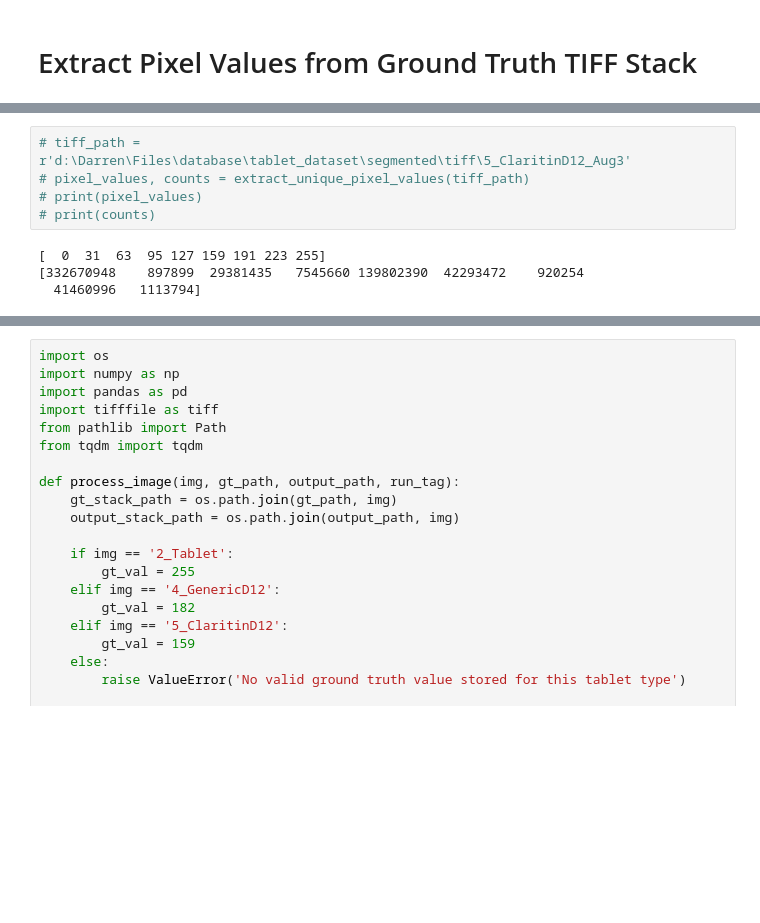
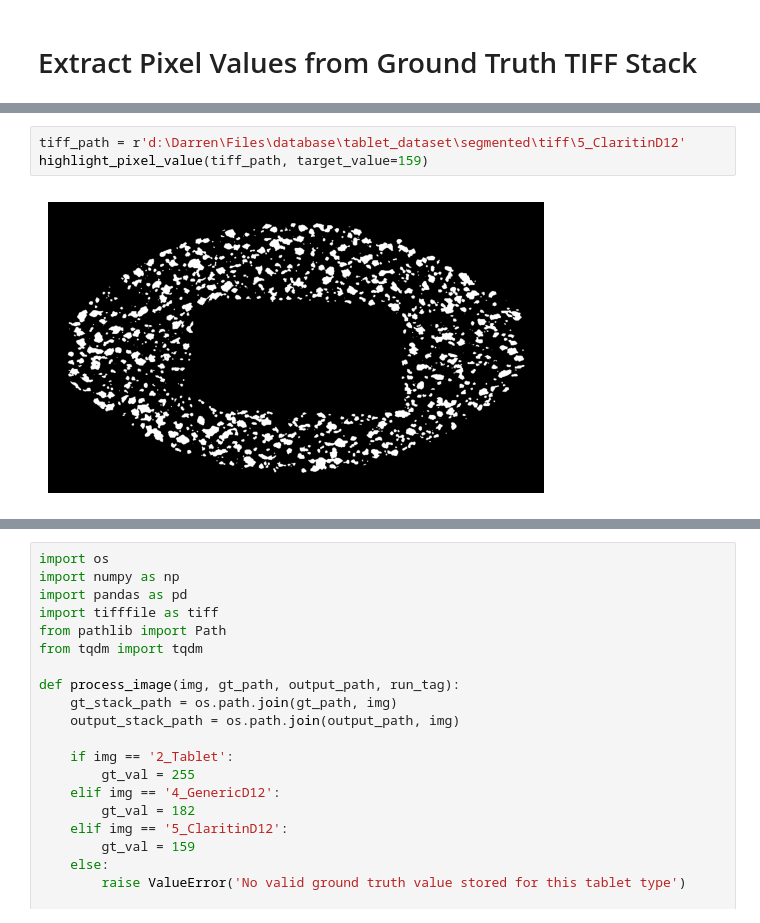
Before and after one commit to chen-darren/particleseg3d-for-tablets, a Jupyter notebook: misc/semantic_to_instance.ipynb, the cells around one changed output, grey strips where cells are left out. Cells and saved outputs as stored; diff of their text form; blank space fills up the shorter version.

```diff
--- a/misc/semantic_to_instance.ipynb
+++ b/misc/semantic_to_instance.ipynb
@@ -77,11 +114,7 @@ def highlight_pixel_value(folder_path, target_value):
 [332670948    897899  29381435   7545660 139802390  42293472    920254
   41460996   1113794]
 # %%
-# tiff_path = r'd:\Darren\Files\database\tablet_dataset\segmented\tiff\5_ClaritinD12_Aug3'
-# pixel_values, counts = extract_unique_pixel_values(tiff_path)
-# print(pixel_values)
-# print(counts)
+tiff_path = r'd:\Darren\Files\database\tablet_dataset\segmented\tiff\5_ClaritinD12'
+highlight_pixel_value(tiff_path, target_value=159)
 # %% [output]
-[  0  31  63  95 127 159 191 223 255]
-[332670948    897899  29381435   7545660 139802390  42293472    920254
-  41460996   1113794]
+[figure, added]
```
Also changed, not shown: parts of 11 cells of this notebook.
